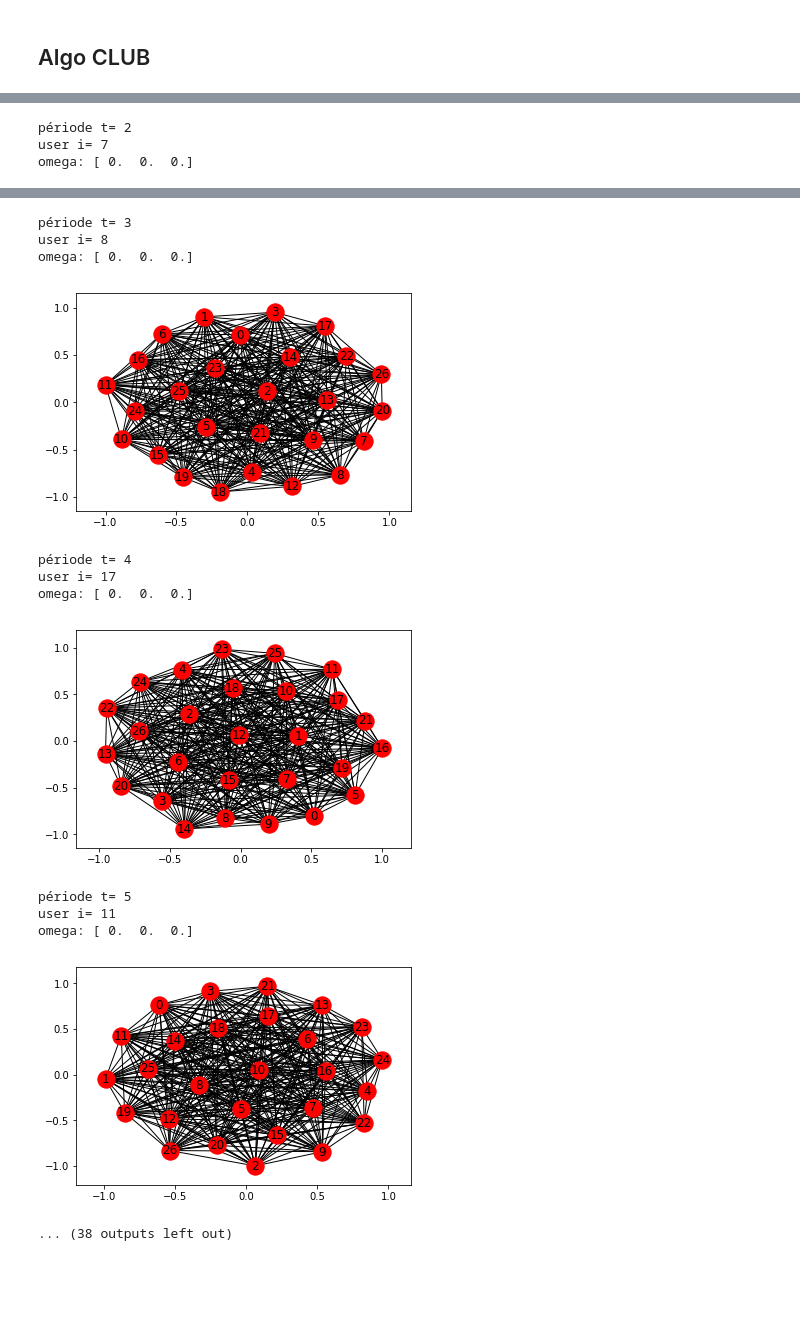
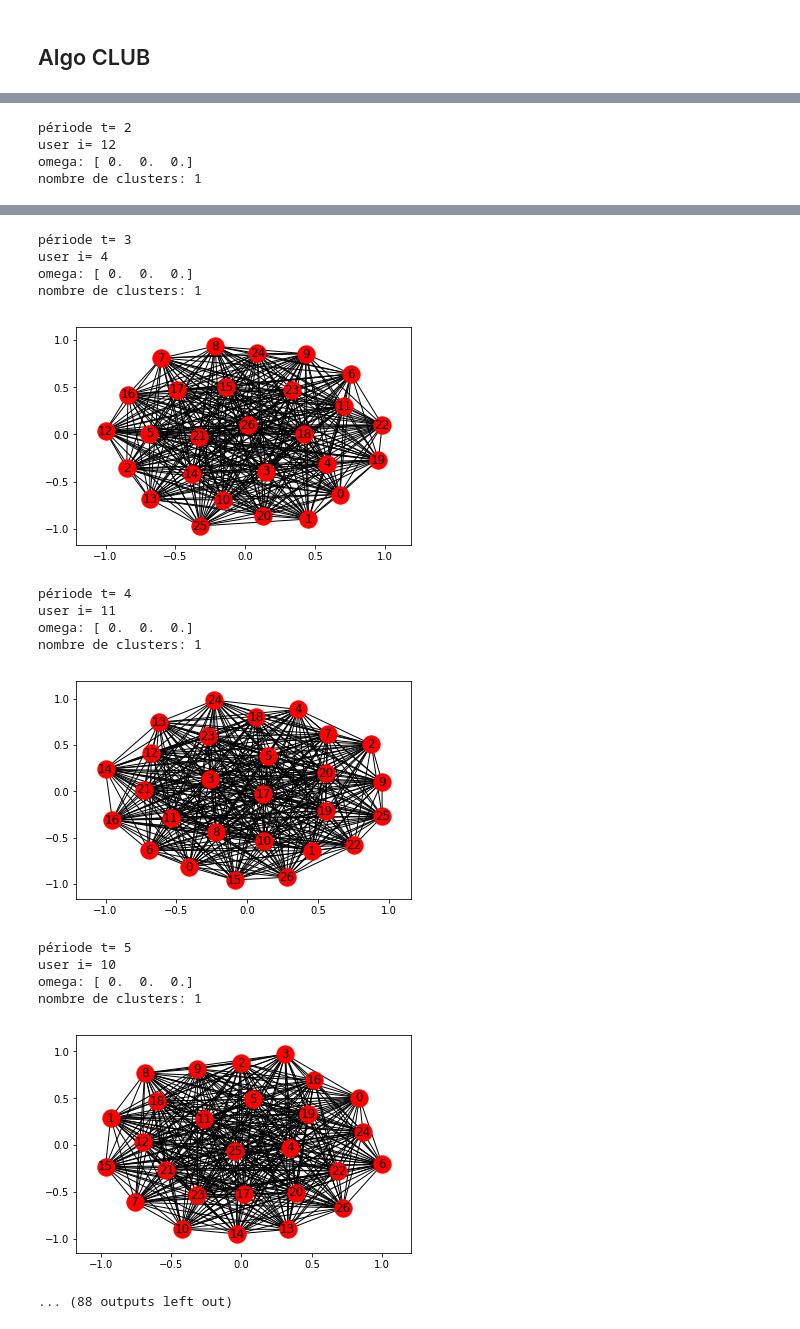
Before and after one commit to AntoineG92/Online-Clustering-of-Bandits-ENSAE, a Jupyter notebook: CLUB_algo_draft_V1.ipynb, the cells around one changed output, grey strips where cells are left out. Drawn from its saved outputs; the diff is of its cells as text; code cells hidden in the pictures; blank space fills up the shorter version.

```diff
--- a/CLUB_algo_draft_V1.ipynb
+++ b/CLUB_algo_draft_V1.ipynb
@@ -94,9 +94,9 @@ for i in range(n_user):
     d_b['b%d' % i]=np.zeros(D)
 
 #vrai nombre de clusters (supposé connu et constant pour chaque période)
-m=3
+m=1
 #nombre de clusters estimé. Pas nécessaire dans l'algo ? On part de c=1, un seul cluster à t=0
-c=1
+c=10
 #variation autour de la payoff (white noise)
 sigma=1
 #nombre de users dans chaque cluster
@@ -107,7 +107,7 @@ omega=np.ones(D)
 V=nx.Graph( np.ones([n_user,n_user]) )
 #paramètre du confidence bound
 alpha=1
-alpha2=1
+alpha2=2
 #standard deviation du white noise
 sigma=1
 #liste des indices précédents
@@ -121,7 +121,7 @@ list_i=[]
 # %% [markdown]
 ## Algo CLUB
 # %%
-T=25
+T=50
 for t in range(T):
     print("période t=",t)
     #choisir aléatoirement un user i
@@ -174,8 +174,9 @@ for t in range(T):
         if (norm_diff_omega > CB_tild[l] + CB_tild[i]) & (l in V[i]): #si la distance entre users i et l on brise le lien
             V.remove_edge(i,l)
             print("brise le lien entre users",i,"et",l)
-        #update le nombre de sous-graphes i.e. # de clusters
-        c=len( list( nx.connected_component_subgraphs(V) ) )
+        #update le nombre de sous-graphes i.e. nombre de clusters at la période t
+        m=len( list( nx.connected_component_subgraphs(V) ) )
+    print("nombre de clusters:",m)
     nx.draw_networkx(V)
     plt.show()
 # %% [output]
@@ -190,3 +193,4 @@ omega: [ 0.  0.  0.]
 période t= 2
-user i= 7
+user i= 12
 omega: [ 0.  0.  0.]
+nombre de clusters: 1
@@ -194,13 +198,16 @@ omega: [ 0.  0.  0.]
 période t= 3
-user i= 8
+user i= 4
 omega: [ 0.  0.  0.]
+nombre de clusters: 1
-[figure, old version]
+[figure, new version]
 période t= 4
-user i= 17
+user i= 11
 omega: [ 0.  0.  0.]
+nombre de clusters: 1
-[figure, old version]
+[figure, new version]
 période t= 5
-user i= 11
+user i= 10
 omega: [ 0.  0.  0.]
+nombre de clusters: 1
-[figure, old version]
+[figure, new version]
-... (38 outputs left out)
+... (88 outputs left out)
```
Also changed, not shown: parts of 1 cell of this notebook.
